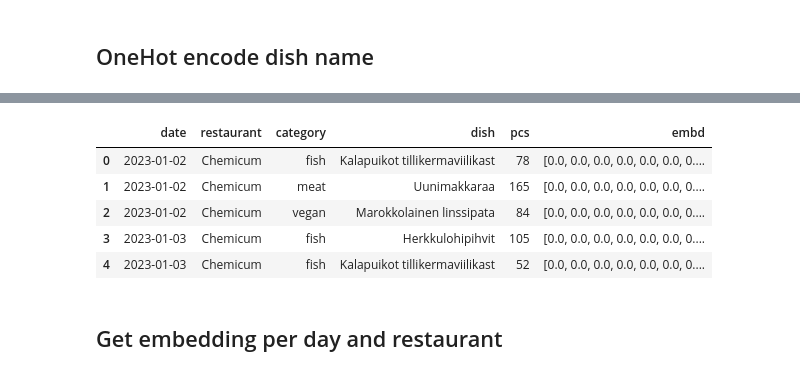
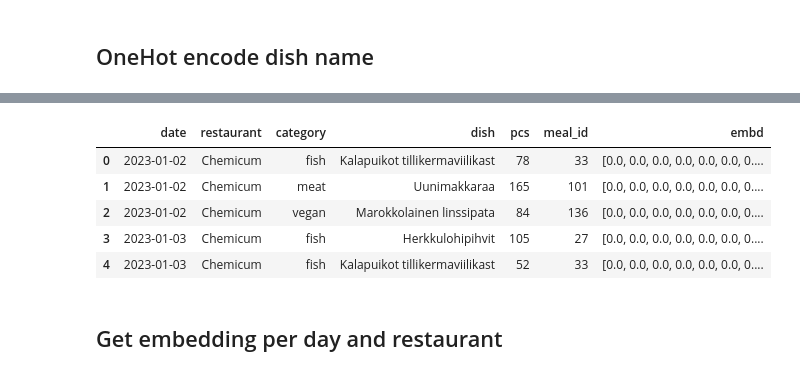
Before and after one commit to Food-Waste-Optimization/Food-Waste-Optimization, a Jupyter notebook: experiments_hoangle/recommendation/1_waste_per_dish.ipynb, the cells around one changed output, grey strips where cells are left out. Drawn from its saved outputs; the diff is of its cells as text; code cells hidden in the pictures.

```diff
--- a/experiments_hoangle/recommendation/1_waste_per_dish.ipynb
+++ b/experiments_hoangle/recommendation/1_waste_per_dish.ipynb
@@ -32,3 +31,7 @@ dim_lunches.head()
 | 2 | 2023-01-02 | Chemicum | vegan | Marokkolainen linssipata | 84 |
 | 3 | 2023-01-03 | Chemicum | fish | Herkkulohipihvit | 105 |
 | 4 | 2023-01-03 | Chemicum | fish | Kalapuikot tillikermaviilikast | 52 |
+# %%
+dim_dishes = pd.read_excel(Paths.dim_dishes(), index_col=None)
+
+dim_dishes.head()
@@ -45,0 +49,6 @@ embs = [x.squeeze() for x in vectors]
+# %%
+n = len(dim_dishes)
+dim_dishes['embd'] = [embd for embd in np.eye(n)]
+
+
+dim_dishes.head()
@@ -46,14 +62,17 @@ embs = [x.squeeze() for x in vectors]
 # %%
-dim_lunches['embd'] = embs
+dim_lunches = (
+    dim_lunches
+    .merge(dim_dishes, on=['restaurant', 'category', 'dish'], how='left')
+)
 dim_lunches['embd'] = dim_lunches['embd'] * dim_lunches['pcs']
 dim_lunches.head()
 # %% [output]
-|  | date | restaurant | category | dish | pcs | embd |
-| 0 | 2023-01-02 | Chemicum | fish | Kalapuikot tillikermaviilikast | 78 | [0.0, 0.0, 0.0, 0.0, 0.0, 0.0, 0.... |
-| 1 | 2023-01-02 | Chemicum | meat | Uunimakkaraa | 165 | [0.0, 0.0, 0.0, 0.0, 0.0, 0.0, 0.... |
-| 2 | 2023-01-02 | Chemicum | vegan | Marokkolainen linssipata | 84 | [0.0, 0.0, 0.0, 0.0, 0.0, 0.0, 0.... |
-| 3 | 2023-01-03 | Chemicum | fish | Herkkulohipihvit | 105 | [0.0, 0.0, 0.0, 0.0, 0.0, 0.0, 0.... |
-| 4 | 2023-01-03 | Chemicum | fish | Kalapuikot tillikermaviilikast | 52 | [0.0, 0.0, 0.0, 0.0, 0.0, 0.0, 0.... |
+|  | date | restaurant | category | dish | pcs | meal_id | embd |
+| 0 | 2023-01-02 | Chemicum | fish | Kalapuikot tillikermaviilikast | 78 | 33 | [0.0, 0.0, 0.0, 0.0, 0.0, 0.0, 0.... |
+| 1 | 2023-01-02 | Chemicum | meat | Uunimakkaraa | 165 | 101 | [0.0, 0.0, 0.0, 0.0, 0.0, 0.0, 0.... |
+| 2 | 2023-01-02 | Chemicum | vegan | Marokkolainen linssipata | 84 | 136 | [0.0, 0.0, 0.0, 0.0, 0.0, 0.0, 0.... |
+| 3 | 2023-01-03 | Chemicum | fish | Herkkulohipihvit | 105 | 27 | [0.0, 0.0, 0.0, 0.0, 0.0, 0.0, 0.... |
+| 4 | 2023-01-03 | Chemicum | fish | Kalapuikot tillikermaviilikast | 52 | 33 | [0.0, 0.0, 0.0, 0.0, 0.0, 0.0, 0.... |
 # %% [markdown]
 ## Get embedding per day and restaurant
 # %%
```
Also changed, not shown: parts of 8 cells of this notebook, 6 other files.
